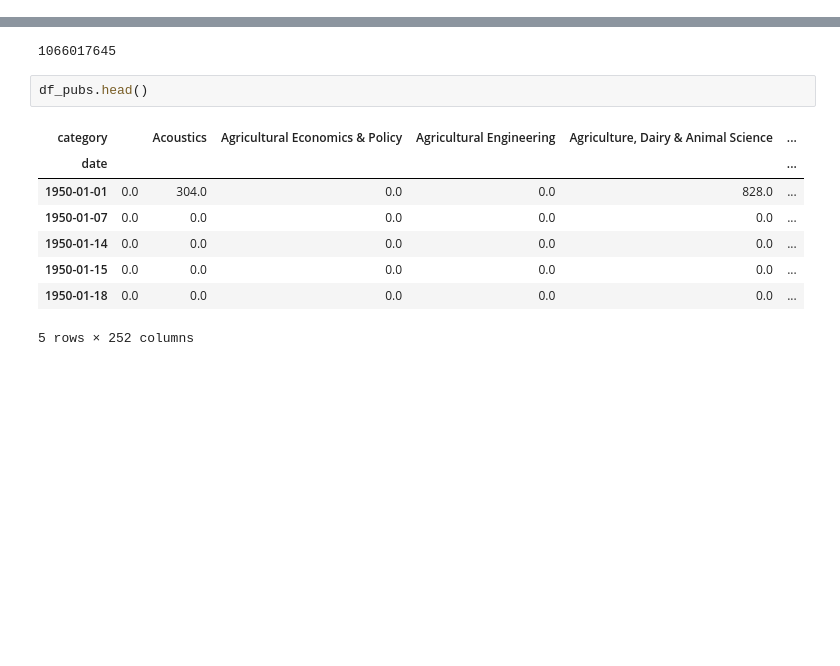
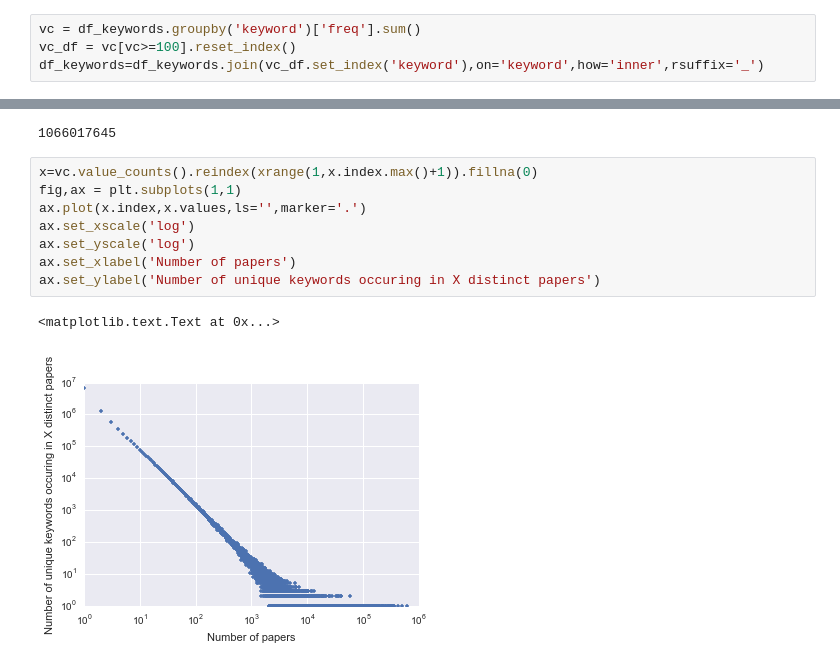
Before and after one commit to jlorince/WoS, a Jupyter notebook: notebooks/Untitled.ipynb, the cells around one changed output, grey strips where cells are left out. Drawn from its saved outputs; the diff is of its cells as text; blank space fills up the shorter version.

```diff
--- a/notebooks/Untitled.ipynb
+++ b/notebooks/Untitled.ipynb
@@ -30,3 +22,7 @@ df_pubs.head().reset_index()
+# %%
+vc = df_keywords.groupby('keyword')['freq'].sum()
+vc_df = vc[vc>=100].reset_index()
+df_keywords=df_keywords.join(vc_df.set_index('keyword'),on='keyword',how='inner',rsuffix='_')
 # %%
 df_pubs = df_pubs.reset_index().pivot_table(index='date',columns='category',values='uid').fillna(0).ix[:'2015']
 df_refs = df_refs.reset_index().pivot_table(index='date',columns='category',values='cnt').fillna(0).ix[:'2015']
@@ -124,14 +132,14 @@ x = df.resample('AS').sum().cumsum().T
 totals.sum()
 # %% [output]
 1066017645
-# %%
-df_pubs.head()
-# %% [output]
-| category |  | Acoustics | Agricultural Economics & Policy | Agricultural Engineering | Agriculture, Dairy & Animal Science | ... |
-| date |  |  |  |  |  | ... |
-| 1950-01-01 | 0.0 | 304.0 | 0.0 | 0.0 | 828.0 | ... |
-| 1950-01-07 | 0.0 | 0.0 | 0.0 | 0.0 | 0.0 | ... |
-| 1950-01-14 | 0.0 | 0.0 | 0.0 | 0.0 | 0.0 | ... |
-| 1950-01-15 | 0.0 | 0.0 | 0.0 | 0.0 | 0.0 | ... |
-| 1950-01-18 | 0.0 | 0.0 | 0.0 | 0.0 | 0.0 | ... |
-5 rows × 252 columns
+# %%
+x=vc.value_counts().reindex(xrange(1,x.index.max()+1)).fillna(0)
+fig,ax = plt.subplots(1,1)
+ax.plot(x.index,x.values,ls='',marker='.')
+ax.set_xscale('log')
+ax.set_yscale('log')
+ax.set_xlabel('Number of papers')
+ax.set_ylabel('Number of unique keywords occuring in X distinct papers')
+# %% [output]
+<matplotlib.text.Text at 0x...>
+[figure, added]
```
Also changed, not shown: parts of 9 cells of this notebook, 7 other files.
